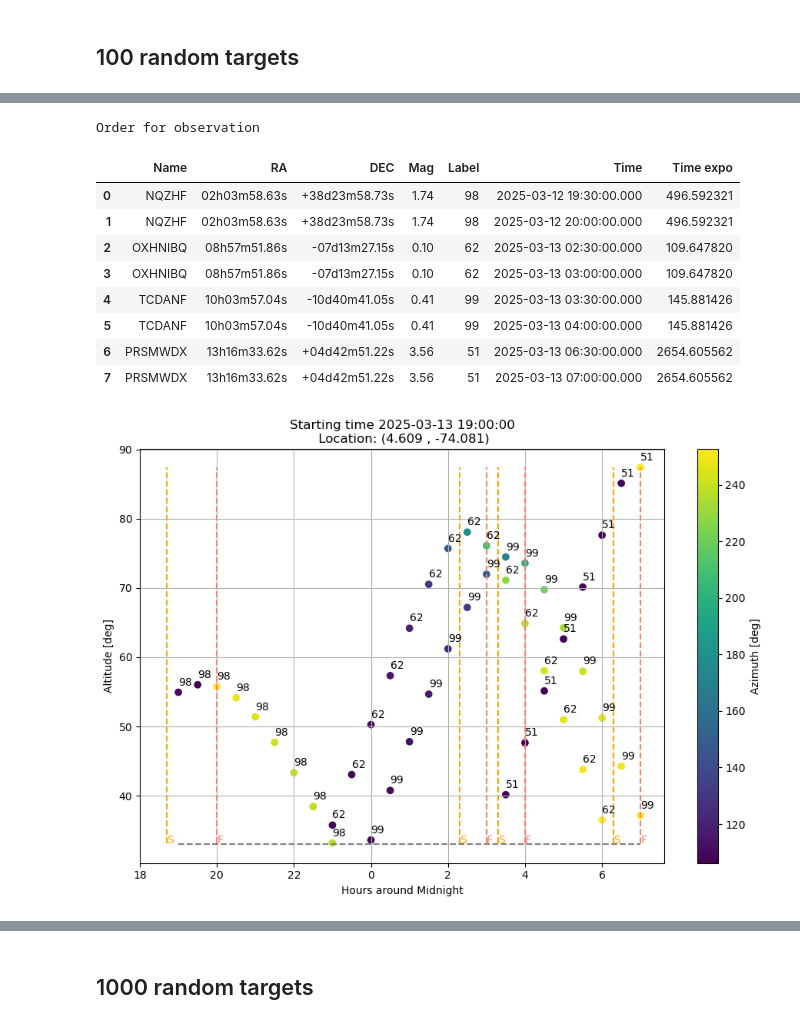
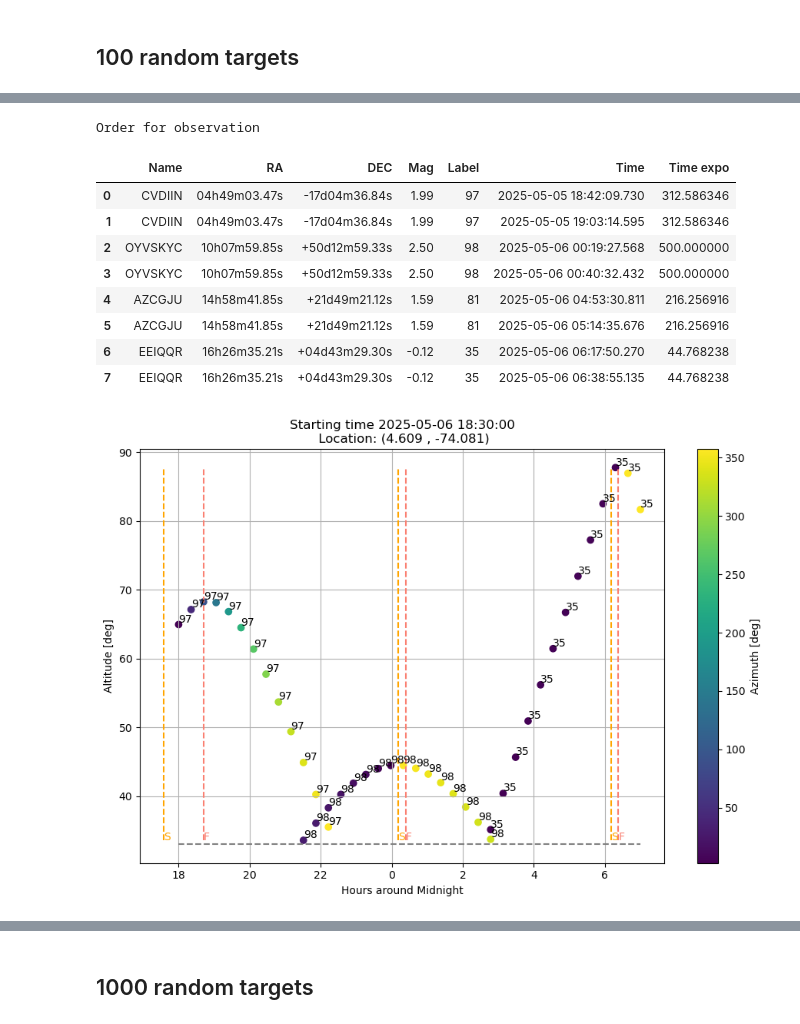
Before and after one commit to ccuellarn/Transient-Operation, a Jupyter notebook: Sketch.ipynb, the cells around one changed output, grey strips where cells are left out. Saved outputs shown, nothing was run; the diff lists cells and outputs as text; code cells hidden in the pictures.

Commit message:
images for the poster

```diff
--- a/Sketch.ipynb
+++ b/Sketch.ipynb
@@ -175,27 +175,7 @@ def Observations(observer, alert, Date_i, Date_f,time_scale,rango,m_min, limit):
 def ExpositionTime(K, m):
     return K*(10**(0.4*(m)))
 
-#Return the dataframe with the information about graphic
-def Graphic(Data,rango,Time):
-    targets = []
 
-    for i in range(1,rango):
-        #Organize and add time to the dataframe
-        Target = Data.loc[Data['Label'] == i].copy()
-        if Target.empty:
-            continue
-
-        Target['Time'] = Time
-        Target = Target[Target['Observable'] != False]
-
-        #Take from dataframe just the observables
-        if not Target.empty:
-            targets.append(Target)
-
-    if not targets:
-        return [], pd.DataFrame()
-
-    return targets
 
 #Determine the order of observation
 def Order(Data,rango,time,General_time,K):
@@ -344,20 +404,20 @@ def Plot(graphic,order,time,limit,date_i,observer):
 observer = 4.609 , -74.081
 
 #Slot of time and date
-date_i = '2025-03-13 19:00:00'
-date_f = '2025-03-14 07:00:00'
+date_i = '2025-05-06 18:30:00'
+date_f = '2025-05-07 07:00:00'
 
 #Time scale of the observation, the minimum is 5 seconds
-timescale = ['m', 30]
+timescale = ['m', 20]
 
 #Limit of telescopes for good observations, usually are 33 degree on altitude
 limit = 33
 
 # Limit on magnitude for the specific telescope
-m_min = 11.0
+m_min = 15.0
 
 # Parameter K in seconds (eficency of the telescope)
-K = 100
+K = 50
 
 #RANDOM DATA
 def random_data(n):
@@ -436,29 +527,27 @@ alerts100 = random_data(100)
 
 #Amount of targets, this is for the labels of graphic
 many100 = len(alerts100) + 1
-
 #Observations with the data
 Data100 = Observations(observer, alerts100, date_i, date_f,timescale,many100,m_min, limit)
 time100 = DeltaTime(date_i,date_f,timescale)
 general_time100 = CreateTime(date_i,date_f,timescale)
 order100 = Order(Data100,many100,time100, general_time100,K)
-graphic100 = Graphic(Data100,many100,time100)
 
 print('Order for observation')
 order100
 # %% [output]
 Order for observation
 |  | Name | RA | DEC | Mag | Label | Time | Time expo |
-| 0 | NQZHF | 02h03m58.63s | +38d23m58.73s | 1.74 | 98 | 2025-03-12 19:30:00.000 | 496.592321 |
-| 1 | NQZHF | 02h03m58.63s | +38d23m58.73s | 1.74 | 98 | 2025-03-12 20:00:00.000 | 496.592321 |
-| 2 | OXHNIBQ | 08h57m51.86s | -07d13m27.15s | 0.10 | 62 | 2025-03-13 02:30:00.000 | 109.647820 |
-| 3 | OXHNIBQ | 08h57m51.86s | -07d13m27.15s | 0.10 | 62 | 2025-03-13 03:00:00.000 | 109.647820 |
-| 4 | TCDANF | 10h03m57.04s | -10d40m41.05s | 0.41 | 99 | 2025-03-13 03:30:00.000 | 145.881426 |
-| 5 | TCDANF | 10h03m57.04s | -10d40m41.05s | 0.41 | 99 | 2025-03-13 04:00:00.000 | 145.881426 |
-| 6 | PRSMWDX | 13h16m33.62s | +04d42m51.22s | 3.56 | 51 | 2025-03-13 06:30:00.000 | 2654.605562 |
-| 7 | PRSMWDX | 13h16m33.62s | +04d42m51.22s | 3.56 | 51 | 2025-03-13 07:00:00.000 | 2654.605562 |
+| 0 | CVDIIN | 04h49m03.47s | -17d04m36.84s | 1.99 | 97 | 2025-05-05 18:42:09.730 | 312.586346 |
+| 1 | CVDIIN | 04h49m03.47s | -17d04m36.84s | 1.99 | 97 | 2025-05-05 19:03:14.595 | 312.586346 |
+| 2 | OYVSKYC | 10h07m59.85s | +50d12m59.33s | 2.50 | 98 | 2025-05-06 00:19:27.568 | 500.000000 |
+| 3 | OYVSKYC | 10h07m59.85s | +50d12m59.33s | 2.50 | 98 | 2025-05-06 00:40:32.432 | 500.000000 |
+| 4 | AZCGJU | 14h58m41.85s | +21d49m21.12s | 1.59 | 81 | 2025-05-06 04:53:30.811 | 216.256916 |
+| 5 | AZCGJU | 14h58m41.85s | +21d49m21.12s | 1.59 | 81 | 2025-05-06 05:14:35.676 | 216.256916 |
+| 6 | EEIQQR | 16h26m35.21s | +04d43m29.30s | -0.12 | 35 | 2025-05-06 06:17:50.270 | 44.768238 |
+| 7 | EEIQQR | 16h26m35.21s | +04d43m29.30s | -0.12 | 35 | 2025-05-06 06:38:55.135 | 44.768238 |
 # %%
-Plot(graphic100,order100,time100,limit,date_i,observer)
+Graphic(Data100,many100,order100,time100,limit,date_i,observer)
 # %% [output]
-[figure, old version]
+[figure, new version]
 # %%
```
Also changed, not shown: parts of 8 cells of this notebook, 3 other files.
